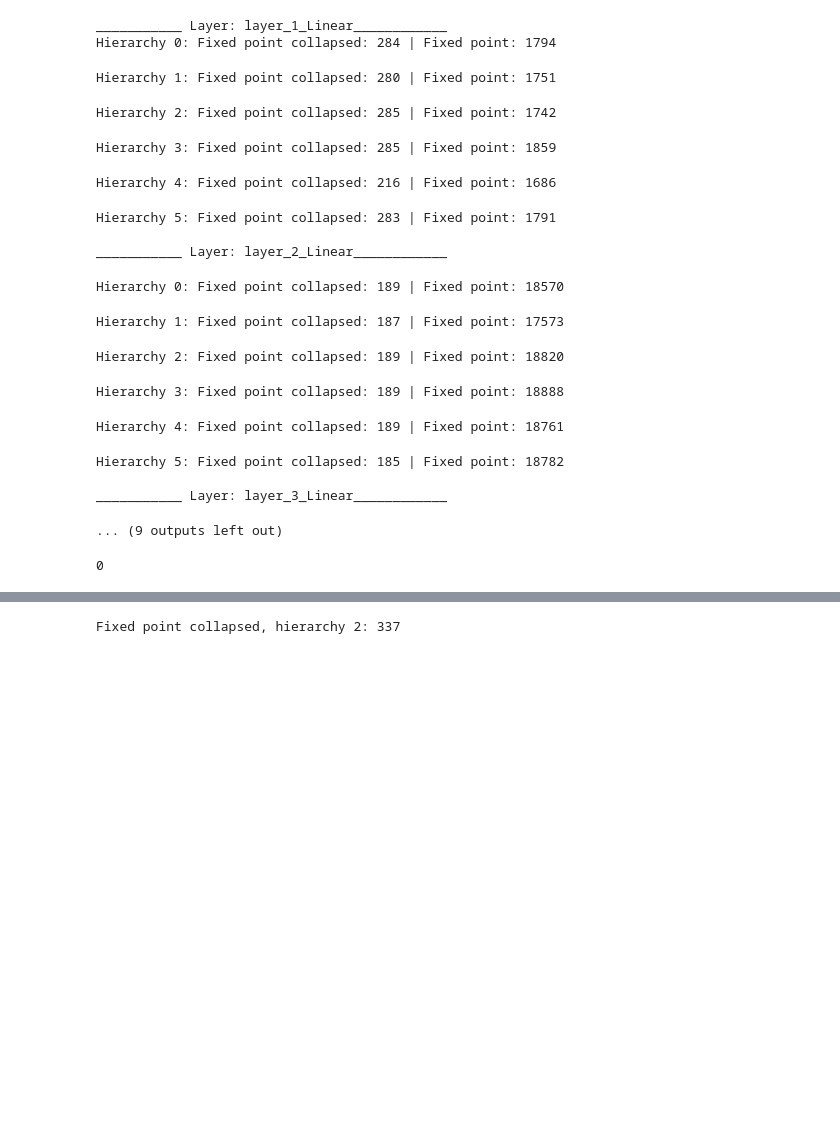
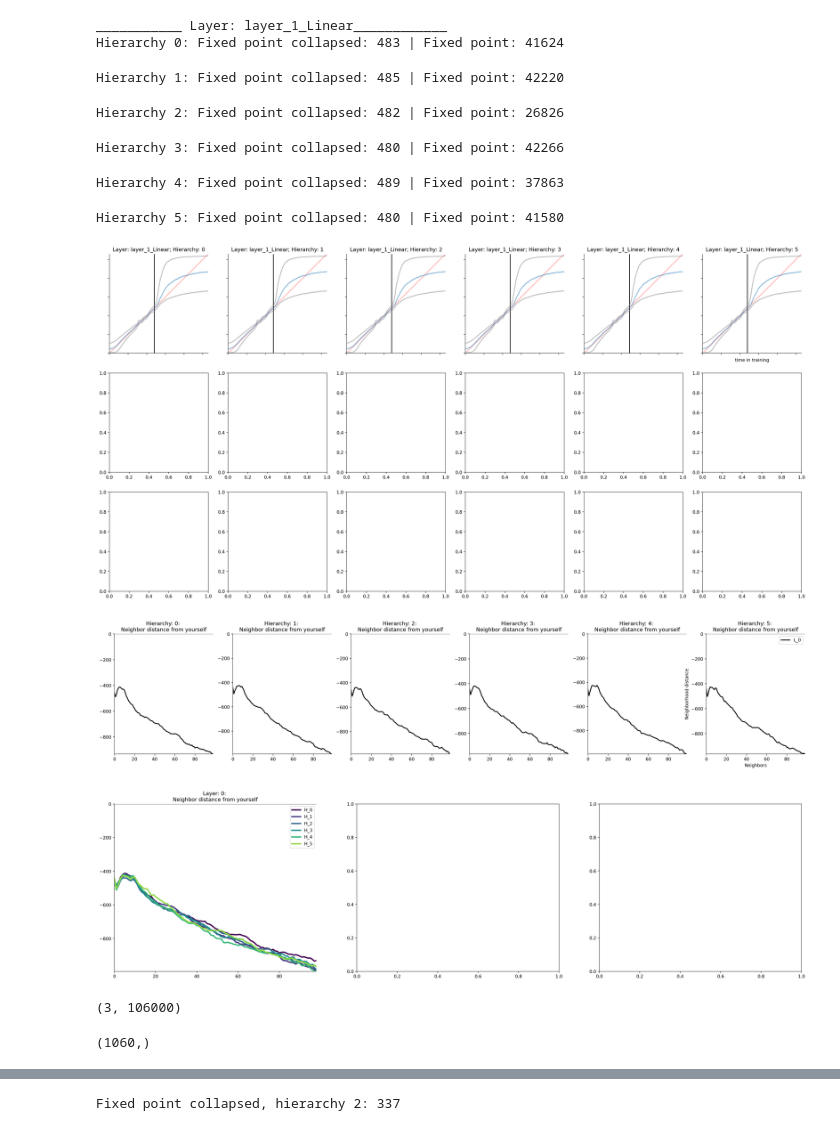
Before and after one commit to eghbalhosseini/neural_manifolds, a Jupyter notebook: KNN_analysis_func_standardize_eh_edit.ipynb, the cells around one changed output, grey strips where cells are left out. Cells and saved outputs as stored; diff of their text form; code cells hidden in the pictures; blank space fills up the shorter version.

```diff
--- a/KNN_analysis_func_standardize_eh_edit.ipynb
+++ b/KNN_analysis_func_standardize_eh_edit.ipynb
@@ -95,8 +186,8 @@ FileNotFoundError: [Errno 2] No such file or directory: '/mindhive/evlab/u/Share
 # %%
 ## INCLUDE PLOTS IN THE LOOP ##
 ## SPECS ALL ##
-layers = ['layer_1_Linear', 'layer_2_Linear', 'layer_3_Linear'] # 'layer_0_Input'
-#layers = ['layer_1_Linear']
+# layers = ['layer_1_Linear', 'layer_2_Linear', 'layer_3_Linear'] # 'layer_0_Input'
+layers = ['layer_1_Linear']
 hier_idxs = np.arange(6)
 num_colors=len(layers)+1
 h0=cm.get_cmap('inferno_r',num_colors)
@@ -124,7 +215,7 @@ for row, layer in enumerate(layers):
         p_array = [5, 50, 95]
 
         knn_identifier = f'knn_k={k}_subsamples={num_subsamples}'
-        pkl_name = f'layer={layer}_hier={hier_idx}_with_data.pkl'
+        pkl_name = f'layer={layer}_hier={hier_idx}_v2.pkl'
 
         SAVEDIR = os.path.join(ROOTDIR, 'analyze', knn_identifier, model_identifier, train_identifier)
         PLOTDIR = os.path.join(ROOTDIR, 'results', knn_identifier, model_identifier, train_identifier)
@@ -138,6 +229,8 @@ for row, layer in enumerate(layers):
         I = data['I']
         I_stand = I/np.max(I)
         epochs = data['epochs']
+
+
 
         D_k_mean = np.mean(D,axis=1)
         D_k_mean_collapsed = np.mean(D_k_mean.reshape(-1, num_subsamples),axis=1)
@@ -170,9 +263,12 @@ for row, layer in enumerate(layers):
         alpha=0.5
         #plt.figure(figsize=(5,5))
         ax=axes[row,hier_idx]
-        ax.plot(p_collapse[0], label=f'Percentile {p_array[0]}', alpha=alpha, color='grey',linewidth=2,zorder=5)
-        ax.plot(p_collapse[1], label=f'Percentile {p_array[1]}', alpha=alpha,linewidth=2,zorder=10)
-        ax.plot(p_collapse[2], label=f'Percentile {p_array[2]}', alpha=alpha, color='grey',linewidth=2,zorder=5)
+#         ax.plot(p_collapse[0], label=f'Percentile {p_array[0]}', alpha=alpha, color='grey',linewidth=2,zorder=5)
+#         ax.plot(p_collapse[1], label=f'Percentile {p_array[1]}', alpha=alpha,linewidth=2,zorder=10)
+#         ax.plot(p_collapse[2], label=f'Percentile {p_array[2]}', alpha=alpha, color='grey',linewidth=2,zorder=5)
+        ax.plot(moving_average(p_collapse[0], av_window), label=f'Percentile {p_array[0]}', alpha=alpha, color='grey',linewidth=2,zorder=5)
+        ax.plot(moving_average(p_collapse[1], av_window), label=f'Percentile {p_array[1]}', alpha=alpha,linewidth=2,zorder=10)
+        ax.plot(moving_average(p_collapse[2], av_window), label=f'Percentile {p_array[2]}', alpha=alpha, color='grey',linewidth=2,zorder=5)
         #ax1.set_xlabel('Time')
         ax.set_yticklabels([''])
         ax.set_xticklabels([''])
@@ -209,54 +305,50 @@ for row, layer in enumerate(layers):
         ax1.autoscale(enable=True, axis='y', tight=True)
         ax1.axhline(y=0, color=(.5,.5,.5),zorder=0)
 
         ax2=axes2[row]
         ax2.plot(moving_average(mean_k_norms,8),color=hier_cols[hier_idx,:],label=f"H_{hier_idx}",linewidth=3)
         ax2.set_title(f'Layer: {row}: \nNeighbor distance from yourself')
         ax2.spines['right'].set_visible(False)
         ax2.spines['top'].set_visible(False)
         ax2.autoscale(enable=True, axis='x', tight=True)
         ax2.autoscale(enable=True, axis='y', tight=True)
         ax2.axhline(y=0, color=(.5,.5,.5),zorder=0)
 #         plt.figure(figsize=(5,5))
 #         plt.plot(D_k_mean, linewidth=0.8)
 #         plt.title(f'Layer: {layer}; Hierarchy: {hier_idx}: \nDistance matrix from KNN (mean over neighbors)')
 #         plt.xlabel('Time')
 #         # plt.xticks(time_diag[0::100], [str(int(element/100)) for element in time_diag[0::100]])
 #         if save_fig:
 #             plt.savefig(os.path.join(PLOTDIR, f'dist-matrix_time-avg.pdf'), dpi=240)
 #ax1.set_ylabel('feature norm')
 ax.set_xlabel('time in training')
 ax1.set_xlabel('Neighbors')
 ax1.set_ylabel('Neighborhood distance')
 ax1.legend()
 ax2.legend()
 
 if not os.path.exists(f'{RESULTDIR}/{train_identifier}'):
     os.makedirs(f'{RESULTDIR}/{train_identifier}')
 
-fig.savefig(f'{RESULTDIR}/{train_identifier}/fig0_{model_identifier}.pdf')
-fig1.savefig(f'{RESULTDIR}/{train_identifier}/fig1_{model_identifier}.pdf')
-fig2.savefig(f'{RESULTDIR}/{train_identifier}/fig2_{model_identifier}.pdf')
+# fig.savefig(f'{RESULTDIR}/{train_identifier}/fig0_{model_identifier}_{v}.pdf')
+# fig1.savefig(f'{RESULTDIR}/{train_identifier}/fig1_{model_identifier}_{v}.pdf')
+# fig2.savefig(f'{RESULTDIR}/{train_identifier}/fig2_{model_identifier}_{v}.pdf')
 # %% [output]
 ___________ Layer: layer_1_Linear____________
-Hierarchy 0: Fixed point collapsed: 284 | Fixed point: 1794
+Hierarchy 0: Fixed point collapsed: 483 | Fixed point: 41624
-Hierarchy 1: Fixed point collapsed: 280 | Fixed point: 1751
+Hierarchy 1: Fixed point collapsed: 485 | Fixed point: 42220
-Hierarchy 2: Fixed point collapsed: 285 | Fixed point: 1742
+Hierarchy 2: Fixed point collapsed: 482 | Fixed point: 26826
-Hierarchy 3: Fixed point collapsed: 285 | Fixed point: 1859
+Hierarchy 3: Fixed point collapsed: 480 | Fixed point: 42266
-Hierarchy 4: Fixed point collapsed: 216 | Fixed point: 1686
+Hierarchy 4: Fixed point collapsed: 489 | Fixed point: 37863
-Hierarchy 5: Fixed point collapsed: 283 | Fixed point: 1791
-
-___________ Layer: layer_2_Linear____________
+Hierarchy 5: Fixed point collapsed: 480 | Fixed point: 41580
-Hierarchy 0: Fixed point collapsed: 189 | Fixed point: 18570
-Hierarchy 1: Fixed point collapsed: 187 | Fixed point: 17573
-Hierarchy 2: Fixed point collapsed: 189 | Fixed point: 18820
-Hierarchy 3: Fixed point collapsed: 189 | Fixed point: 18888
-Hierarchy 4: Fixed point collapsed: 189 | Fixed point: 18761
-Hierarchy 5: Fixed point collapsed: 185 | Fixed point: 18782
-
-___________ Layer: layer_3_Linear____________
-... (9 outputs left out)
+[figure, added]
+[figure, added]
+[figure, added]
-# %%
-row
-# %% [output]
-0
+# %%
+p.shape
+# %% [output]
+(3, 106000)
+# %%
+p_collapse[0].shape
+# %% [output]
+(1060,)
```
Also changed, not shown: parts of 15 cells of this notebook, 1 other file.
